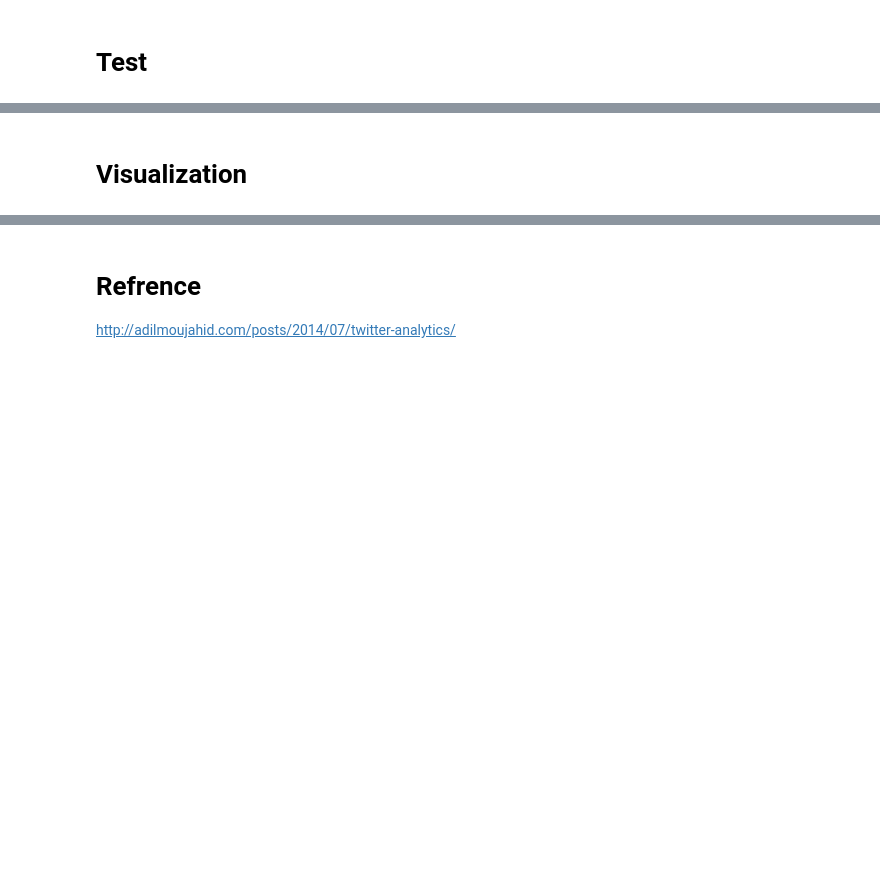
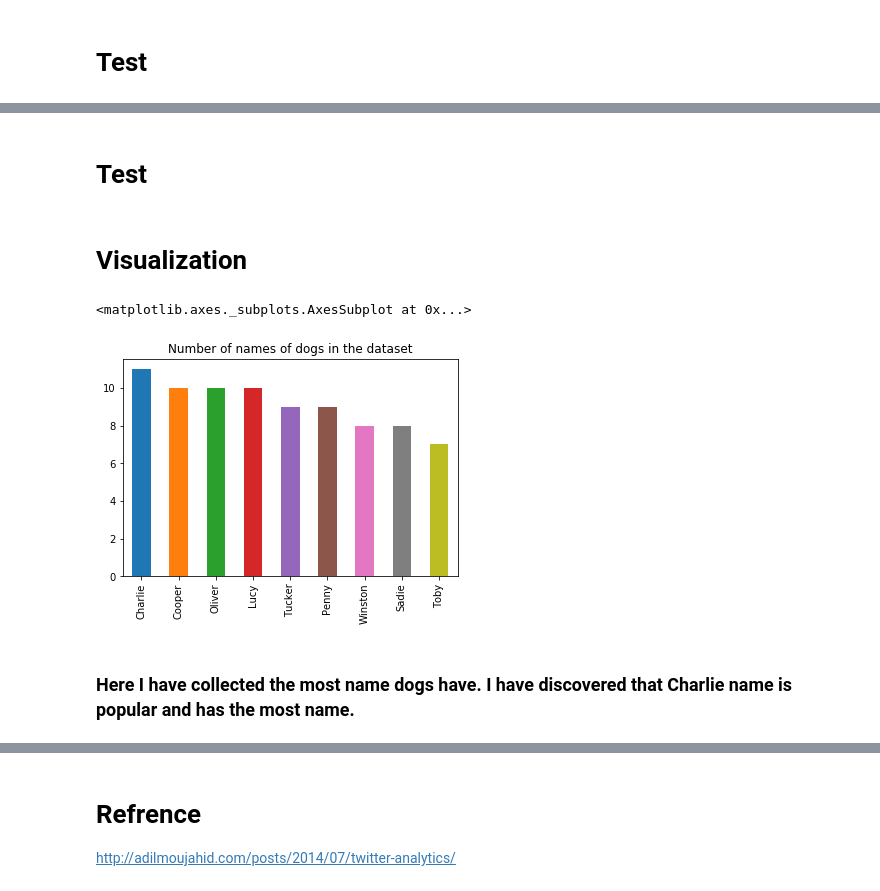
Before and after one commit to ZeadAlkhonein/Wrangle-and-Analyze-Data, a Jupyter notebook: wrangle_act.ipynb, the cells around one changed output, grey strips where cells are left out. Cells and saved outputs as stored; diff of their text form; code cells hidden in the pictures; blank space fills up the shorter version.

```diff
--- a/wrangle_act.ipynb
+++ b/wrangle_act.ipynb
@@ -700,0 +1095,2 @@ new_df.head()
+# %% [markdown]
+# Test
@@ -702,4 +1103,11 @@ new_df.head()
 # Visualization
 # %%
 import matplotlib.pyplot as plt
+# %%
+final_df.name.value_counts()[1:10].plot('bar',title = "Number of names of dogs in the dataset")
+# %% [output]
+<matplotlib.axes._subplots.AxesSubplot at 0x...>
+[figure, added]
+# %% [markdown]
+### Here I have collected the most name dogs have. I have discovered that Charlie name is popular and has the most name.
 # %%
```
Also changed, not shown: parts of 98 cells of this notebook, 3 other files.
